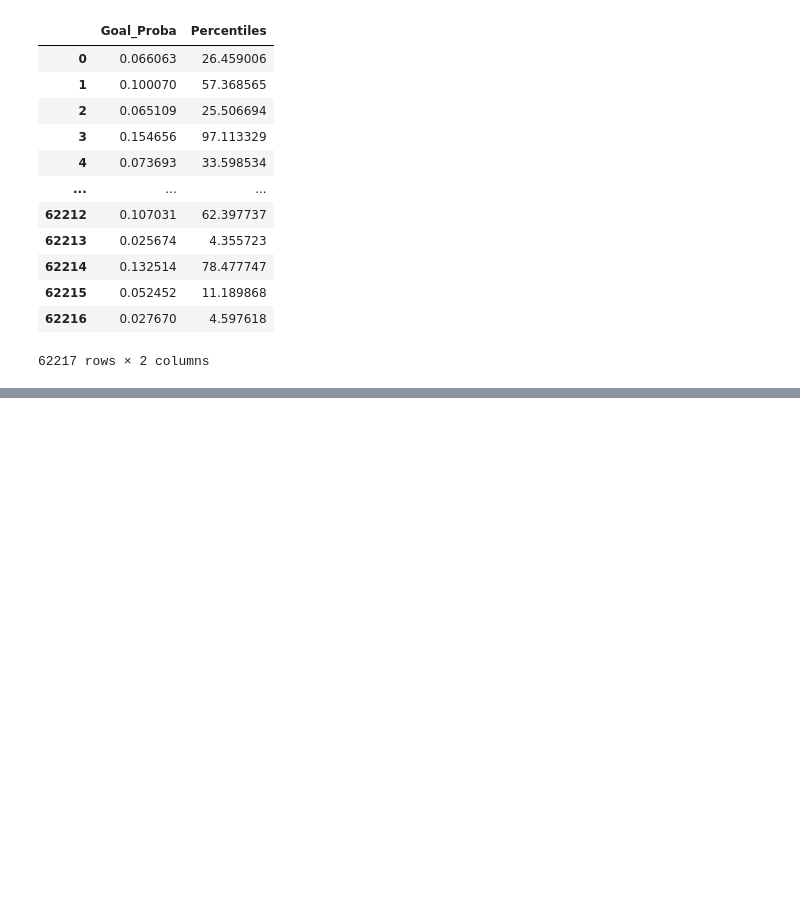
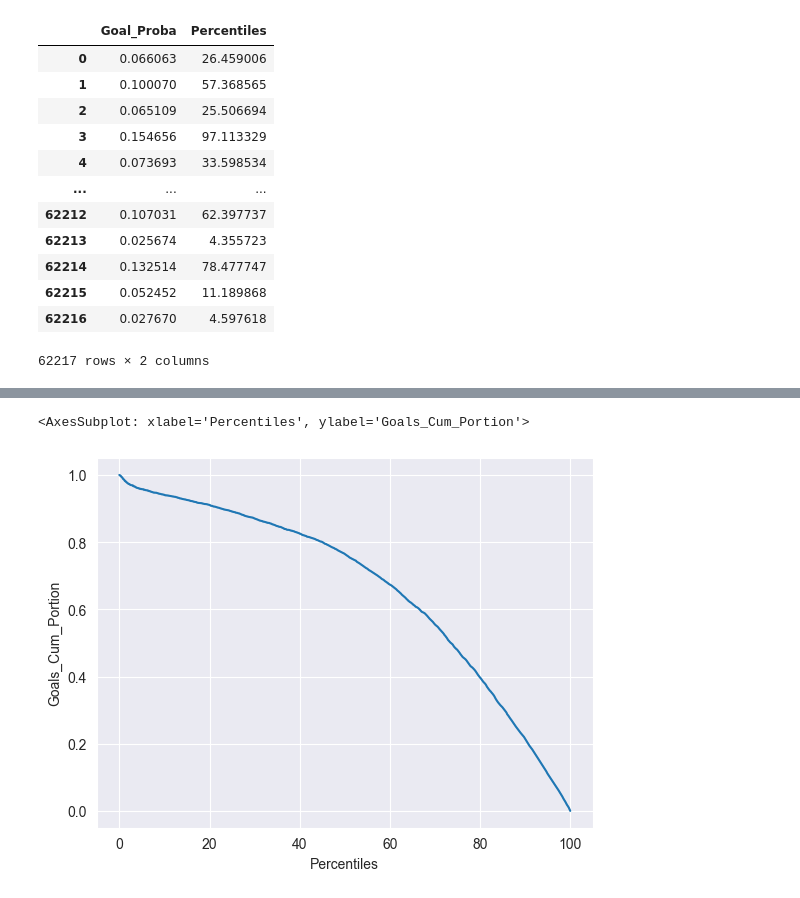
Before and after one commit to nassimwalha/IFT-6758, a Jupyter notebook: notebooks/Baseline Models.ipynb, the cells around one changed output, grey strips where cells are left out. Cells and saved outputs as stored; diff of their text form; code cells hidden in the pictures; blank space fills up the shorter version.

```diff
--- a/notebooks/Baseline Models.ipynb
+++ b/notebooks/Baseline Models.ipynb
@@ -482,0 +571,5 @@ df_proba
+# %%
+sns.lineplot(df_proba_sorted, x='Percentiles', y= 'Goals_Cum_Portion')
+# %% [output]
+<AxesSubplot: xlabel='Percentiles', ylabel='Goals_Cum_Portion'>
+[figure, added]
```
Also changed, not shown: parts of 10 cells of this notebook, 1 other file.
